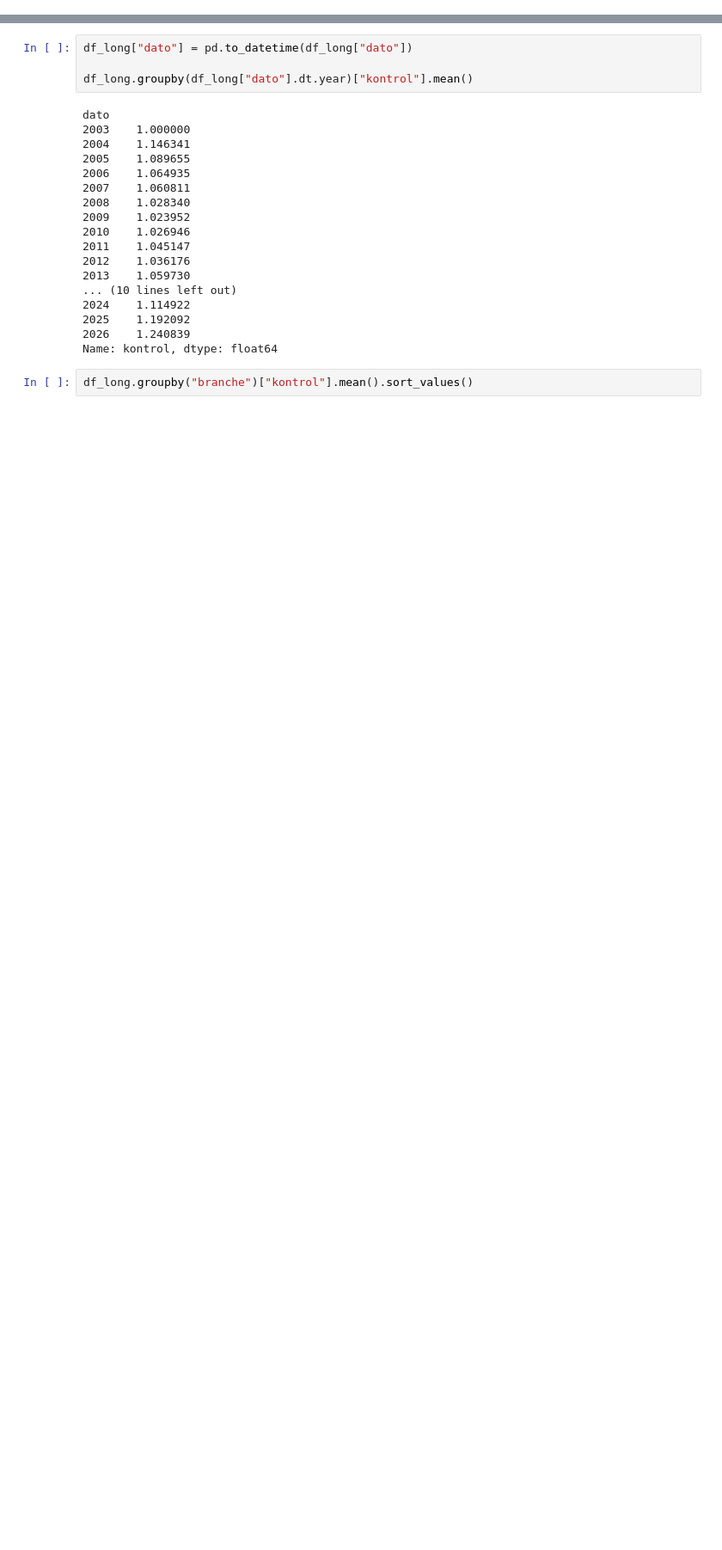
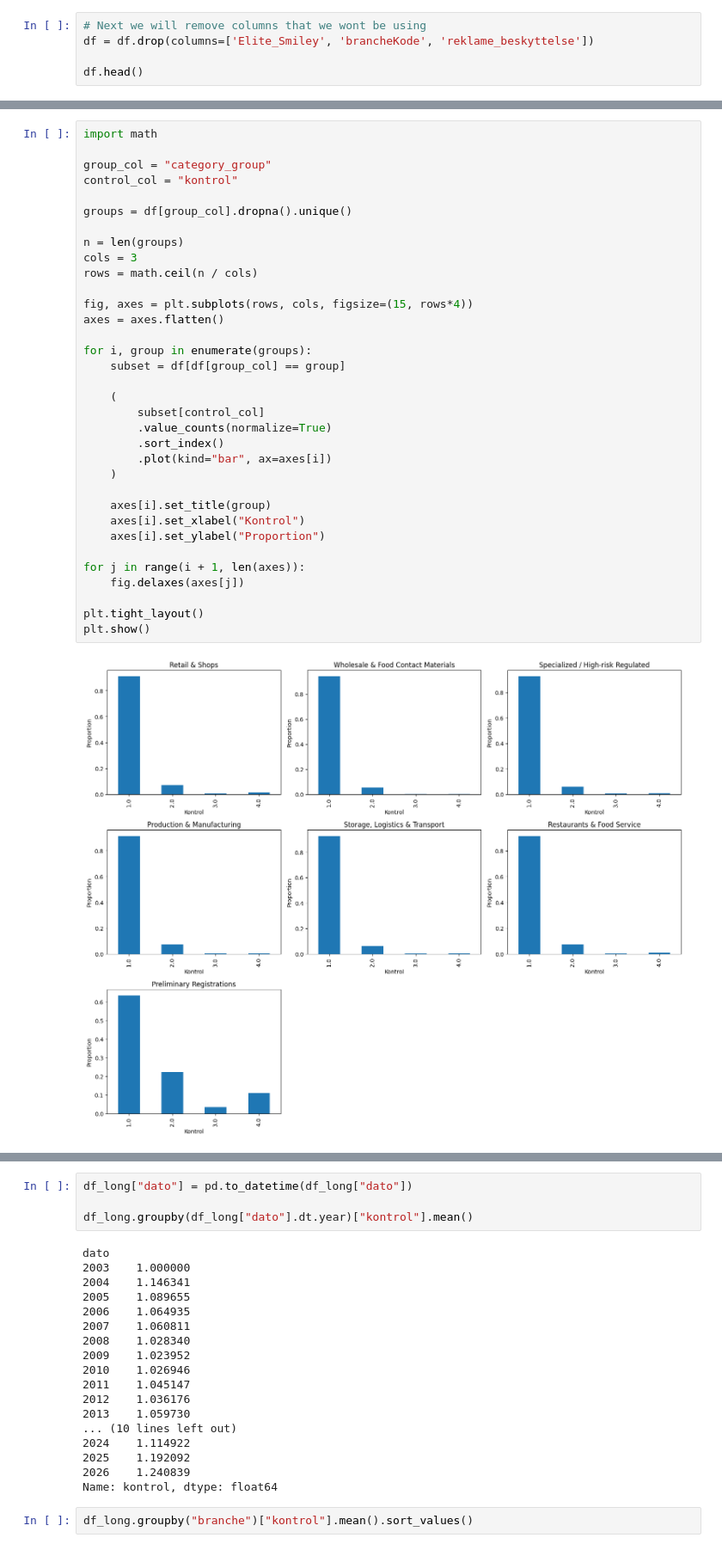
Before and after one commit to huldaosp/socialdata_final_project, a Jupyter notebook: final_project.ipynb, the cells around one changed output, grey strips where cells are left out. Shown at 86% size. Cells and saved outputs as stored; diff of their text form; blank space fills up the shorter version.

```diff
--- a/final_project.ipynb
+++ b/final_project.ipynb
@@ -57,0 +78,5 @@ df_long["dato"] = pd.to_datetime(df_long["dato"])
+# %%
+# Next we will remove columns that we wont be using
+df = df.drop(columns=['Elite_Smiley', 'brancheKode', 'reklame_beskyttelse'])
+
+df.head()
@@ -77,0 +383,36 @@ Name: count, dtype: int64
+# %%
+import math
+
+group_col = "category_group"
+control_col = "kontrol"
+
+groups = df[group_col].dropna().unique()
+
+n = len(groups)
+cols = 3
+rows = math.ceil(n / cols)
+
+fig, axes = plt.subplots(rows, cols, figsize=(15, rows*4))
+axes = axes.flatten()
+
+for i, group in enumerate(groups):
+    subset = df[df[group_col] == group]
+
+    (
+        subset[control_col]
+        .value_counts(normalize=True)
+        .sort_index()
+        .plot(kind="bar", ax=axes[i])
+    )
+
+    axes[i].set_title(group)
+    axes[i].set_xlabel("Kontrol")
+    axes[i].set_ylabel("Proportion")
+
+for j in range(i + 1, len(axes)):
+    fig.delaxes(axes[j])
+
+plt.tight_layout()
+plt.show()
+# %% [output]
+[figure, added]
```
Also changed, not shown: parts of 30 cells of this notebook, 12 other files.
